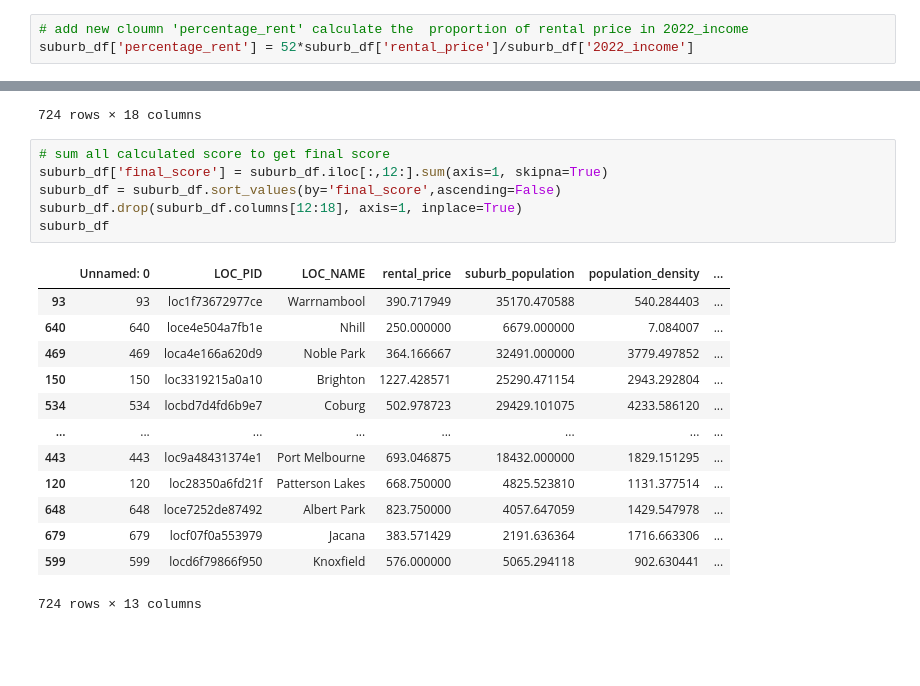
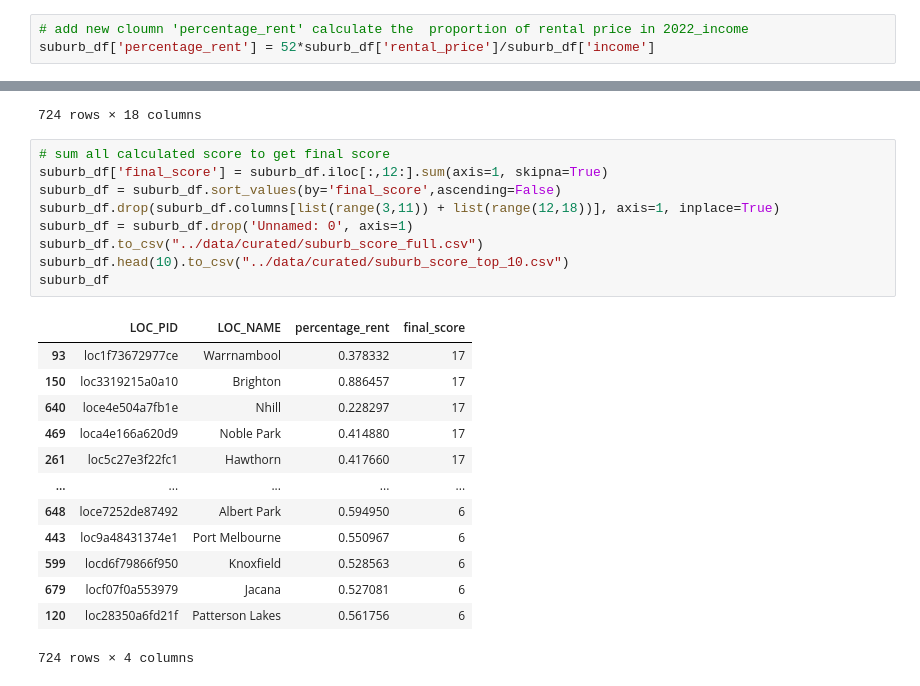
Before and after one commit to MAST30034-Applied-Data-Science/generic-real-estate-consulting-project-group-6, a Jupyter notebook: notebooks/rating features.ipynb, the cells around one changed output, grey strips where cells are left out. Drawn from its saved outputs; the diff is of its cells as text; blank space fills up the shorter version.

Commit message:
summary rating suburbs

```diff
--- a/notebooks/rating features.ipynb
+++ b/notebooks/rating features.ipynb
@@ -24,7 +24,7 @@ suburb_df
 724 rows × 11 columns
 # %%
 # add new cloumn 'percentage_rent' calculate the  proportion of rental price in 2022_income
-suburb_df['percentage_rent'] = 52*suburb_df['rental_price']/suburb_df['2022_income']
+suburb_df['percentage_rent'] = 52*suburb_df['rental_price']/suburb_df['income']
 # %%
 # function to score quantile
 def quantile_score(df,column,score):
@@ -99,20 +99,23 @@ suburb_df
 # %%
 # sum all calculated score to get final score
 suburb_df['final_score'] = suburb_df.iloc[:,12:].sum(axis=1, skipna=True)
 suburb_df = suburb_df.sort_values(by='final_score',ascending=False)
-suburb_df.drop(suburb_df.columns[12:18], axis=1, inplace=True)
+suburb_df.drop(suburb_df.columns[list(range(3,11)) + list(range(12,18))], axis=1, inplace=True)
+suburb_df = suburb_df.drop('Unnamed: 0', axis=1)
+suburb_df.to_csv("../data/curated/suburb_score_full.csv")
+suburb_df.head(10).to_csv("../data/curated/suburb_score_top_10.csv")
 suburb_df
 # %% [output]
-|  | Unnamed: 0 | LOC_PID | LOC_NAME | rental_price | suburb_population | population_density | ... |
-| 93 | 93 | loc1f73672977ce | Warrnambool | 390.717949 | 35170.470588 | 540.284403 | ... |
-| 640 | 640 | loce4e504a7fb1e | Nhill | 250.000000 | 6679.000000 | 7.084007 | ... |
-| 469 | 469 | loca4e166a620d9 | Noble Park | 364.166667 | 32491.000000 | 3779.497852 | ... |
-| 150 | 150 | loc3319215a0a10 | Brighton | 1227.428571 | 25290.471154 | 2943.292804 | ... |
-| 534 | 534 | locbd7d4fd6b9e7 | Coburg | 502.978723 | 29429.101075 | 4233.586120 | ... |
-| ... | ... | ... | ... | ... | ... | ... | ... |
-| 443 | 443 | loc9a48431374e1 | Port Melbourne | 693.046875 | 18432.000000 | 1829.151295 | ... |
-| 120 | 120 | loc28350a6fd21f | Patterson Lakes | 668.750000 | 4825.523810 | 1131.377514 | ... |
-| 648 | 648 | loce7252de87492 | Albert Park | 823.750000 | 4057.647059 | 1429.547978 | ... |
-| 679 | 679 | locf07f0a553979 | Jacana | 383.571429 | 2191.636364 | 1716.663306 | ... |
-| 599 | 599 | locd6f79866f950 | Knoxfield | 576.000000 | 5065.294118 | 902.630441 | ... |
+|  | LOC_PID | LOC_NAME | percentage_rent | final_score |
+| 93 | loc1f73672977ce | Warrnambool | 0.378332 | 17 |
+| 150 | loc3319215a0a10 | Brighton | 0.886457 | 17 |
+| 640 | loce4e504a7fb1e | Nhill | 0.228297 | 17 |
+| 469 | loca4e166a620d9 | Noble Park | 0.414880 | 17 |
+| 261 | loc5c27e3f22fc1 | Hawthorn | 0.417660 | 17 |
+| ... | ... | ... | ... | ... |
+| 648 | loce7252de87492 | Albert Park | 0.594950 | 6 |
+| 443 | loc9a48431374e1 | Port Melbourne | 0.550967 | 6 |
+| 599 | locd6f79866f950 | Knoxfield | 0.528563 | 6 |
+| 679 | locf07f0a553979 | Jacana | 0.527081 | 6 |
+| 120 | loc28350a6fd21f | Patterson Lakes | 0.561756 | 6 |
-724 rows × 13 columns
+724 rows × 4 columns
```
Also changed, not shown: 3 other files.
